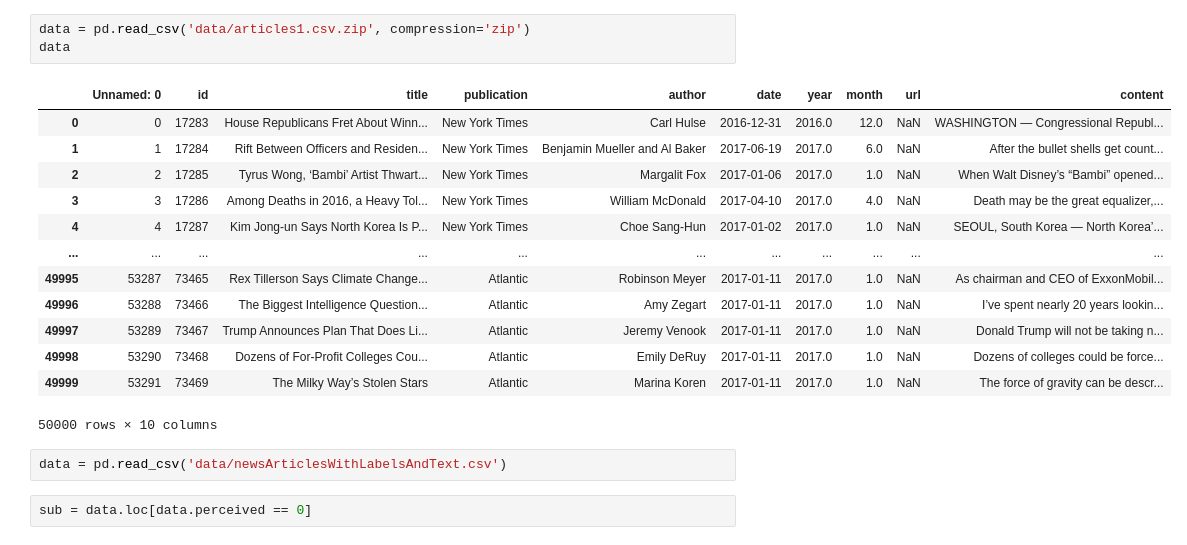
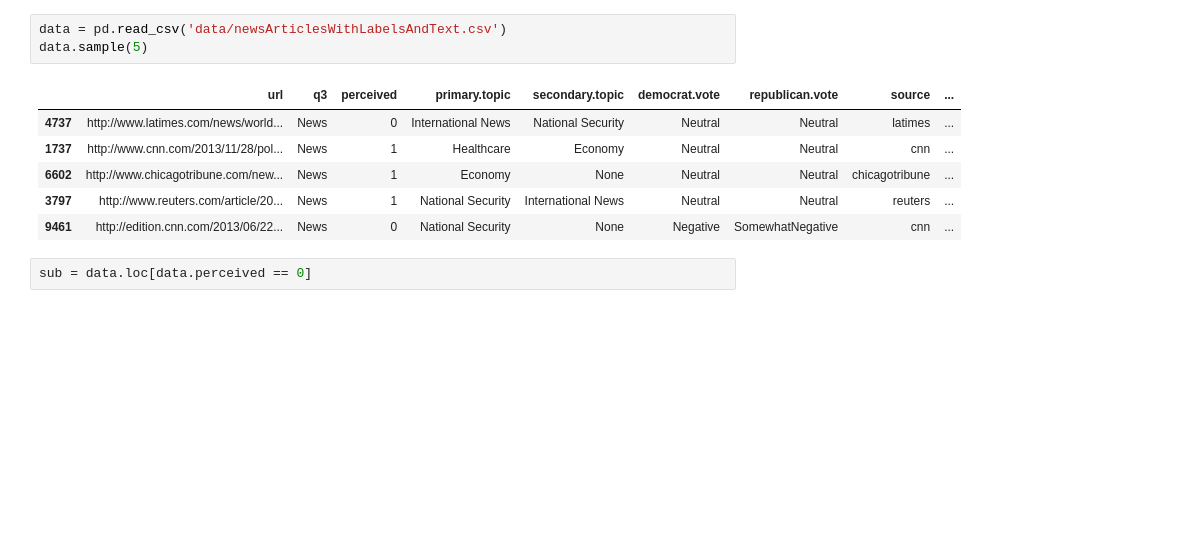
Before and after one commit to mendelevium/Final-Project, a Jupyter notebook: 2-Model.ipynb, the cells around one changed output. Saved outputs shown, nothing was run; the diff lists cells and outputs as text; blank space fills up the shorter version.

```diff
--- a/2-Model.ipynb
+++ b/2-Model.ipynb
@@ -70,22 +27,13 @@ visas to help UK fruit farmers' at 0x...>
 # %%
-data = pd.read_csv('data/articles1.csv.zip', compression='zip')
-data
+data = pd.read_csv('data/newsArticlesWithLabelsAndText.csv')
+data.sample(5)
 # %% [output]
-|  | Unnamed: 0 | id | title | publication | author | date | year | month | url | content |
-| 0 | 0 | 17283 | House Republicans Fret About Winn... | New York Times | Carl Hulse | 2016-12-31 | 2016.0 | 12.0 | NaN | WASHINGTON — Congressional Republ... |
-| 1 | 1 | 17284 | Rift Between Officers and Residen... | New York Times | Benjamin Mueller and Al Baker | 2017-06-19 | 2017.0 | 6.0 | NaN | After the bullet shells get count... |
-| 2 | 2 | 17285 | Tyrus Wong, ‘Bambi’ Artist Thwart... | New York Times | Margalit Fox | 2017-01-06 | 2017.0 | 1.0 | NaN | When Walt Disney’s “Bambi” opened... |
-| 3 | 3 | 17286 | Among Deaths in 2016, a Heavy Tol... | New York Times | William McDonald | 2017-04-10 | 2017.0 | 4.0 | NaN | Death may be the great equalizer,... |
-| 4 | 4 | 17287 | Kim Jong-un Says North Korea Is P... | New York Times | Choe Sang-Hun | 2017-01-02 | 2017.0 | 1.0 | NaN | SEOUL, South Korea — North Korea’... |
-| ... | ... | ... | ... | ... | ... | ... | ... | ... | ... | ... |
-| 49995 | 53287 | 73465 | Rex Tillerson Says Climate Change... | Atlantic | Robinson Meyer | 2017-01-11 | 2017.0 | 1.0 | NaN | As chairman and CEO of ExxonMobil... |
-| 49996 | 53288 | 73466 | The Biggest Intelligence Question... | Atlantic | Amy Zegart | 2017-01-11 | 2017.0 | 1.0 | NaN | I’ve spent nearly 20 years lookin... |
-| 49997 | 53289 | 73467 | Trump Announces Plan That Does Li... | Atlantic | Jeremy Venook | 2017-01-11 | 2017.0 | 1.0 | NaN | Donald Trump will not be taking n... |
-| 49998 | 53290 | 73468 | Dozens of For-Profit Colleges Cou... | Atlantic | Emily DeRuy | 2017-01-11 | 2017.0 | 1.0 | NaN | Dozens of colleges could be force... |
-| 49999 | 53291 | 73469 | The Milky Way’s Stolen Stars | Atlantic | Marina Koren | 2017-01-11 | 2017.0 | 1.0 | NaN | The force of gravity can be descr... |
+|  | url | q3 | perceived | primary.topic | secondary.topic | democrat.vote | republican.vote | source | ... |
+| 4737 | http://www.latimes.com/news/world... | News | 0 | International News | National Security | Neutral | Neutral | latimes | ... |
+| 1737 | http://www.cnn.com/2013/11/28/pol... | News | 1 | Healthcare | Economy | Neutral | Neutral | cnn | ... |
+| 6602 | http://www.chicagotribune.com/new... | News | 1 | Economy | None | Neutral | Neutral | chicagotribune | ... |
+| 3797 | http://www.reuters.com/article/20... | News | 1 | National Security | International News | Neutral | Neutral | reuters | ... |
+| 9461 | http://edition.cnn.com/2013/06/22... | News | 0 | National Security | None | Negative | SomewhatNegative | cnn | ... |
-50000 rows × 10 columns
-# %%
-data = pd.read_csv('data/newsArticlesWithLabelsAndText.csv')
 # %%
 sub = data.loc[data.perceived == 0]
 # %%
```
Also changed, not shown: parts of 53 cells of this notebook, 54 other files.
